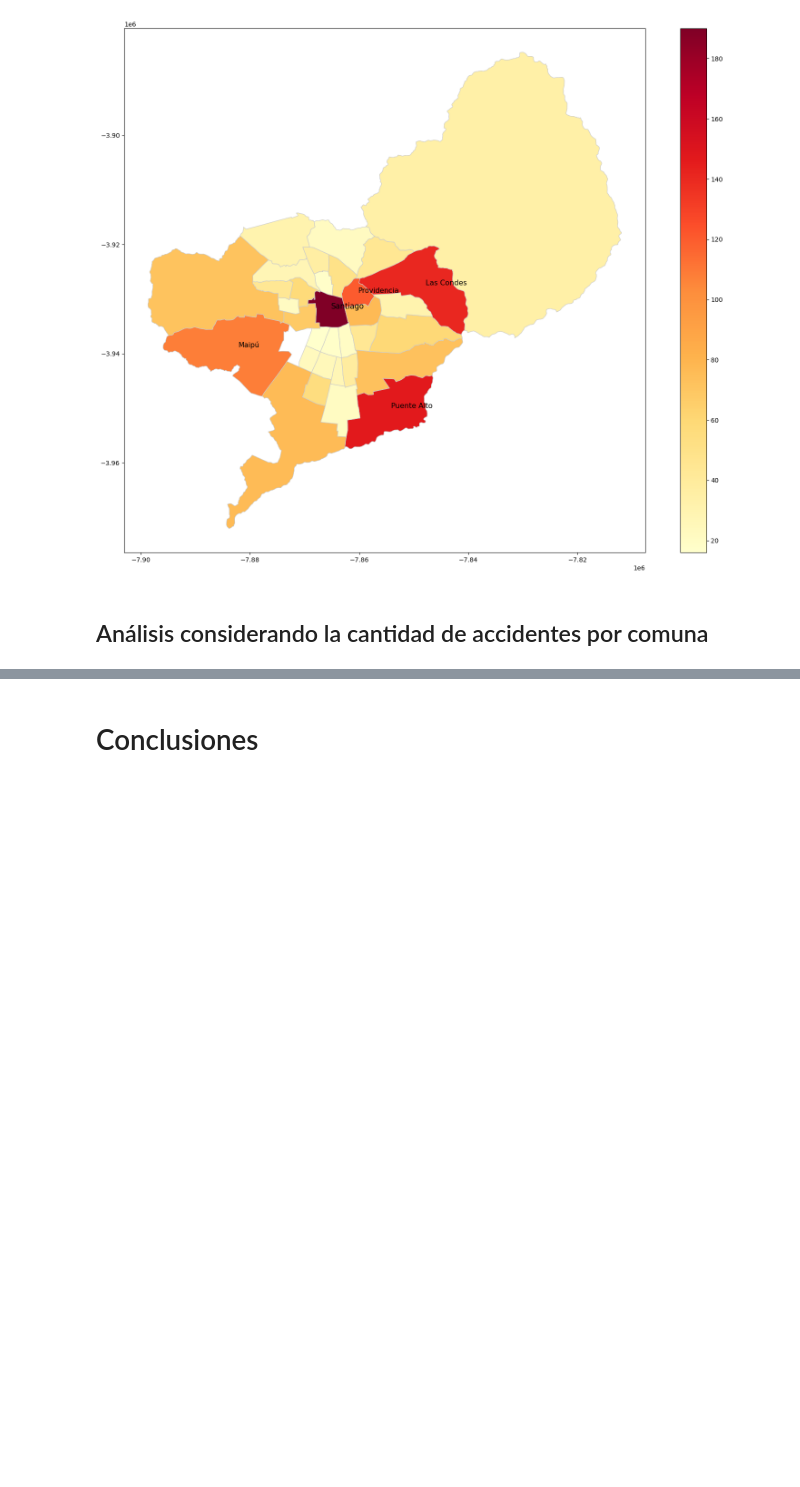
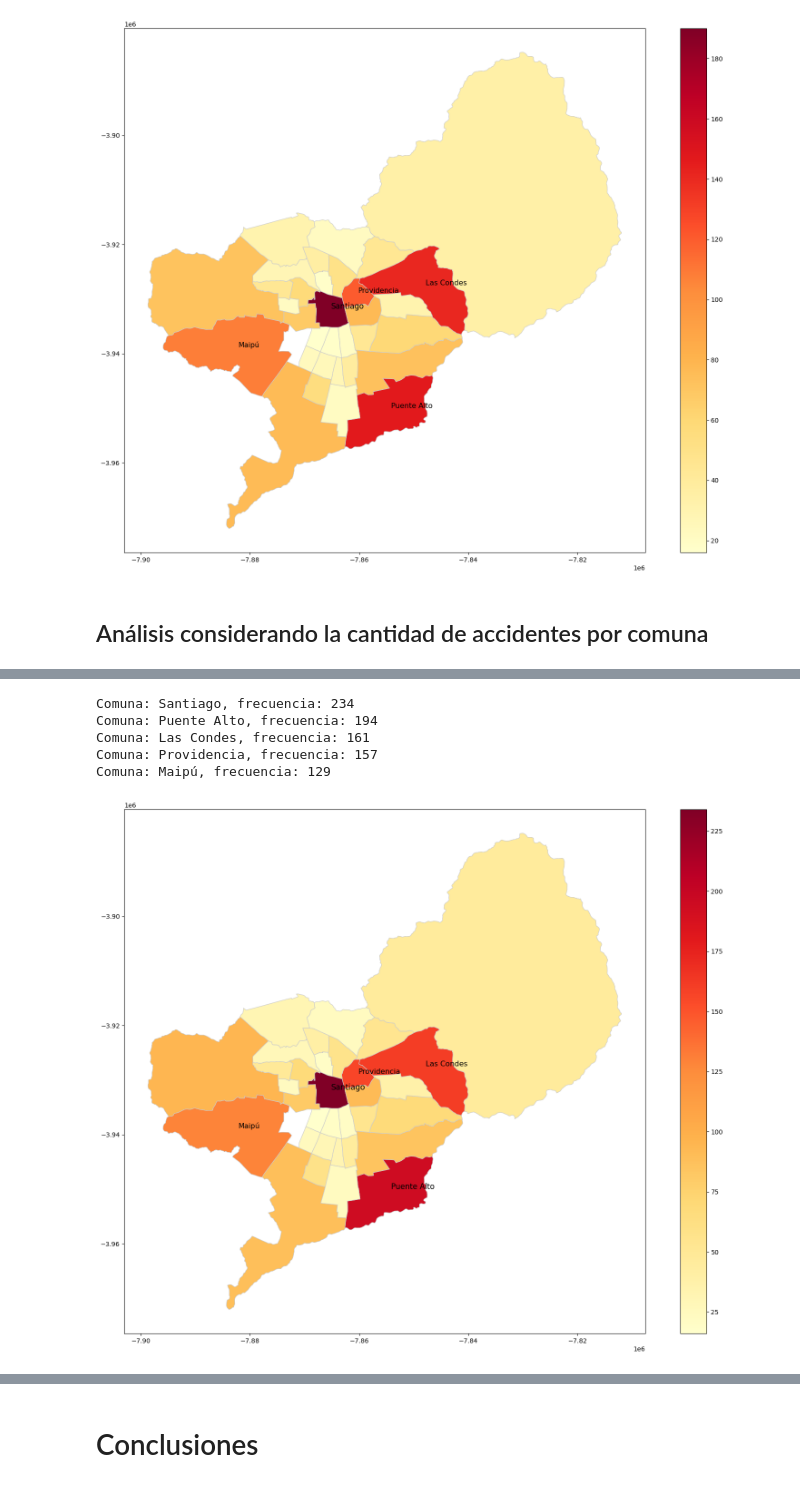
Before and after one commit to cesarcarrascog/data-science-portfolio, a Jupyter notebook: Georeferenced Car Accidents (Santiago de Chile)/geo_car_acc.ipynb, the cells around one changed output, grey strips where cells are left out. Cells and saved outputs as stored; diff of their text form; code cells hidden in the pictures; blank space fills up the shorter version.

```diff
--- a/Georeferenced Car Accidents (Santiago de Chile)/geo_car_acc.ipynb
+++ b/Georeferenced Car Accidents (Santiago de Chile)/geo_car_acc.ipynb
@@ -324,0 +291,39 @@ plt.show()
+# %%
+# 5 comunas con más frecuencia de accidentes en el conjunto de datos
+
+tabla_frecuencias_t5_acc = tabla_frecuencia_accidentes.head(5)
+
+for comuna, frecuencia in tabla_frecuencias_t5_acc.items():
+    print(f'Comuna: {comuna}, frecuencia: {frecuencia}')
+# %% [output]
+Comuna: Santiago, frecuencia: 234
+Comuna: Puente Alto, frecuencia: 194
+Comuna: Las Condes, frecuencia: 161
+Comuna: Providencia, frecuencia: 157
+Comuna: Maipú, frecuencia: 129
+# %%
+gdf = gpd.read_file('https://raw.githubusercontent.com/jlhonora/geo/master/region_metropolitana_de_santiago/all.geojson')
+
+accidentes_por_comuna = df_clean.groupby('Comuna')['Accidentes'].sum()
+df_counts = pd.DataFrame({'Comuna': accidentes_por_comuna.index, 'accident_count': accidentes_por_comuna.values})
+
+all_comunas = gdf['NOM_COM'].unique()
+df_counts = df_counts.set_index('Comuna').reindex(all_comunas)
+
+gdf = gdf.set_index('NOM_COM').join(df_counts)
+
+fig, ax = plt.subplots(1, 1, figsize=(20, 15))
+
+gdf = gdf.to_crs("EPSG:3395") # Proyectar a Mercator antes de calcular los centroides
+gdf.plot(column='accident_count', cmap='YlOrRd', linewidth=0.8, edgecolor='0.8', legend=True, ax=ax)
+
+def size_mapping(count):
+    return 10 + count * 0.01
+
+for x, y, label, value in zip(gdf.geometry.centroid.x, gdf.geometry.centroid.y, gdf.index, gdf.accident_count):
+    if value > 125:
+        ax.annotate(label, xy=(x, y), xytext=(3,3), textcoords="offset points", fontsize=size_mapping(value))
+
+plt.show()
+# %% [output]
+[figure, added]
```
Also changed, not shown: parts of 7 cells of this notebook.
